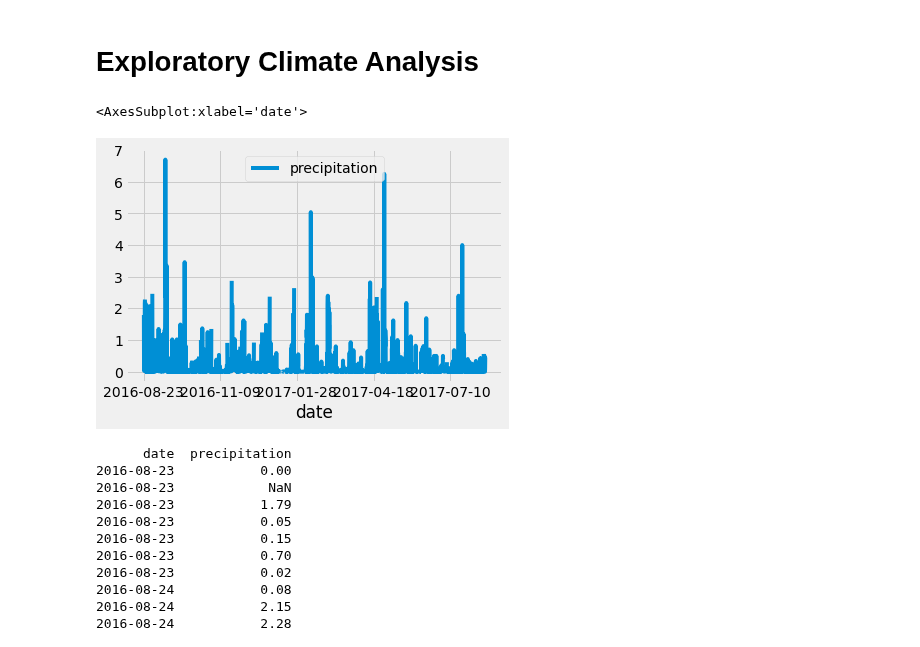
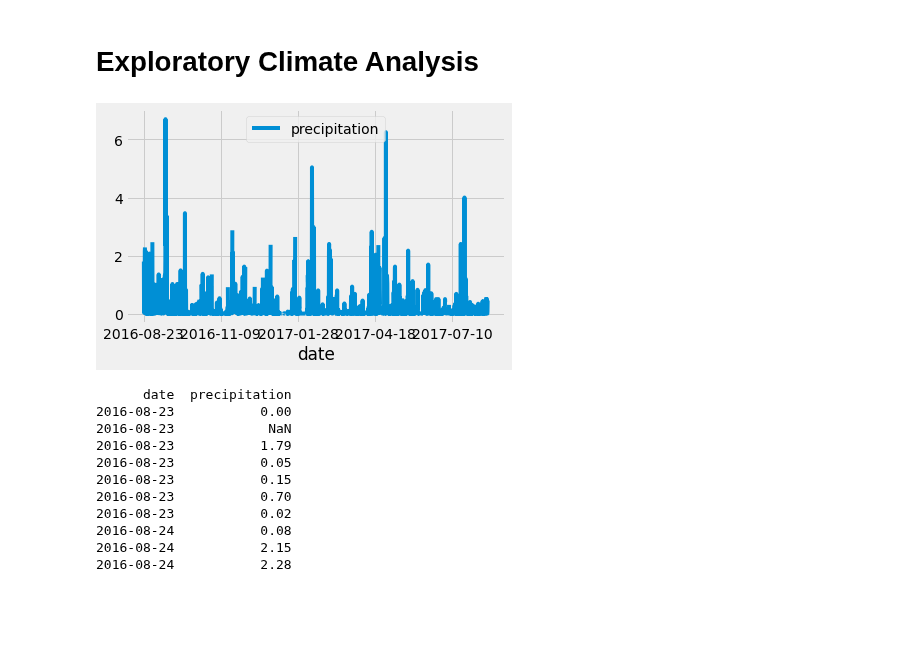
Before and after one commit to TylernLentini/surfs_up, a Jupyter notebook: climate_analysis.ipynb, the cells around one changed output. Cells and saved outputs as stored; diff of their text form; code cells hidden in the pictures; blank space fills up the shorter version.

```diff
--- a/climate_analysis.ipynb
+++ b/climate_analysis.ipynb
@@ -40,25 +40,26 @@ session = Session(engine)
 # %%
 # Design a query to retrieve the last 12 months of precipitation data and plot the results.
 #Starting from the last data point in the database.
 
 # Calculate the date one year from the last date in data set.
 prev_year = dt.date(2017, 8, 23)- dt.timedelta(days=365)
 # Perform a query to retrieve the data and precipitation scores
 results = []
 results = session.query(Measurement.date, Measurement.prcp).filter(Measurement.date >= prev_year).all()
 
 #print(results)
 # Save the query results as a Pandas DataFrame and set the index to the date column
 df = pd.DataFrame(results, columns=['date','precipitation'])
 
 # Sort the dataframe by date
 df.set_index(df['date'], inplace=True)
 df = df.sort_index()
 # Use Pandas Plotting with Matplotlib to plot the data
+
 df.plot()
+plt.tight_layout()
 # %% [output]
-<AxesSubplot:xlabel='date'>
-[figure, old version]
+[figure, new version]
 # %%
 print(df.to_string(index=False))
 # %% [output]
```
Also changed, not shown: parts of 5 cells of this notebook.
